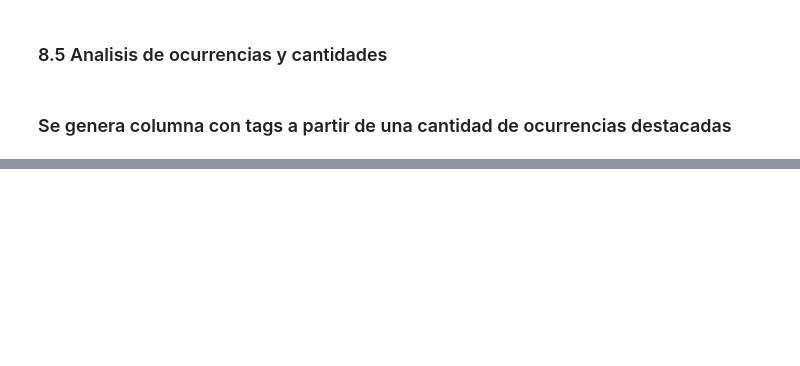
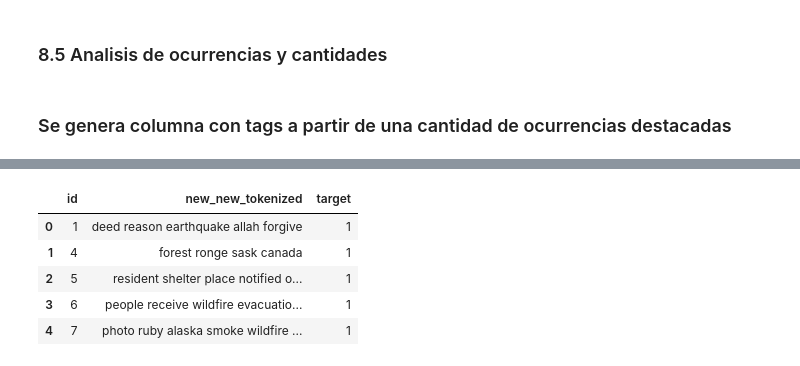
Before and after one commit to anichucai/7506-Datos-tp1, a Jupyter notebook: Informe.ipynb, the cells around one changed output, grey strips where cells are left out. Cells and saved outputs as stored; diff of their text form; code cells hidden in the pictures; blank space fills up the shorter version.

```diff
--- a/Informe.ipynb
+++ b/Informe.ipynb
@@ -2193,0 +2239,10 @@ train_and_tags
+# %%
+short_train2_real = short_train2_int[short_train2_int['target']==1]
+short_train2_real.head()
+# %% [output]
+|  | id | new_new_tokenized | target |
+| 0 | 1 | deed reason earthquake allah forgive | 1 |
+| 1 | 4 | forest ronge sask canada | 1 |
+| 2 | 5 | resident shelter place notified o... | 1 |
+| 3 | 6 | people receive wildfire evacuatio... | 1 |
+| 4 | 7 | photo ruby alaska smoke wildfire ... | 1 |
```
Also changed, not shown: parts of 21 cells of this notebook.
